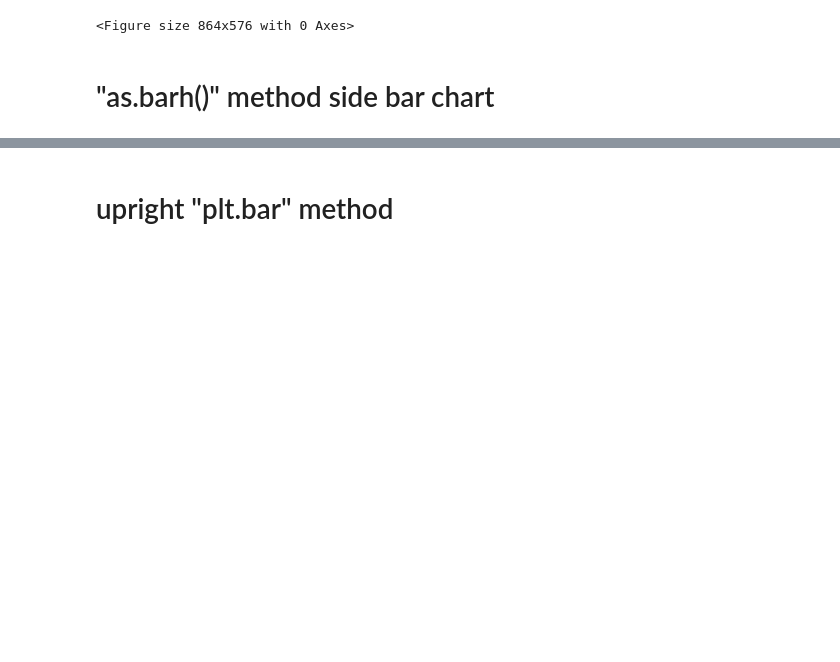
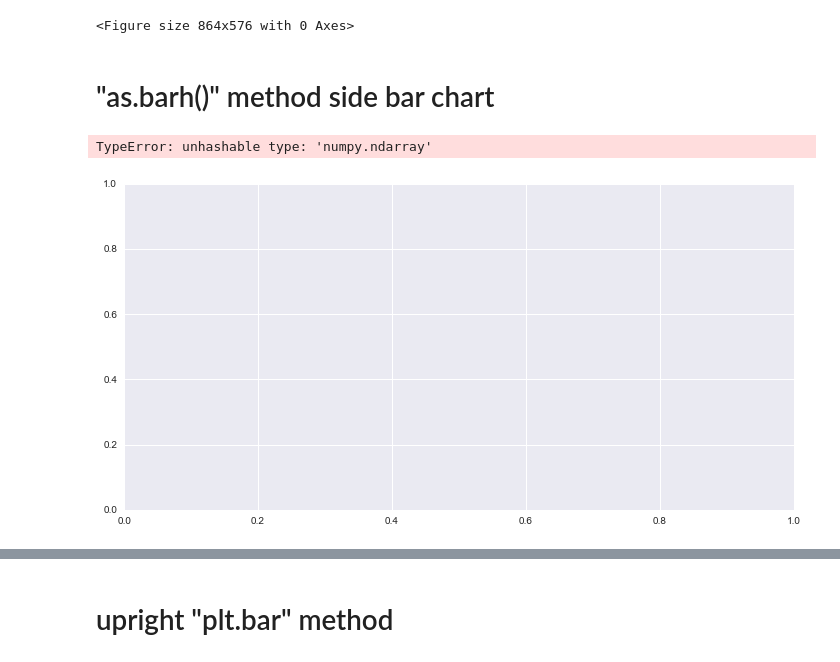
Before and after one commit to Boot-Team-7/project_1_materials, a Jupyter notebook: William/Rent20-22.ipynb, the cells around one changed output, grey strips where cells are left out. Cells and saved outputs as stored; diff of their text form; code cells hidden in the pictures; blank space fills up the shorter version.

```diff
--- a/William/Rent20-22.ipynb
+++ b/William/Rent20-22.ipynb
@@ -192,14 +186,18 @@ avg_cost = [752, 826, 1030, 515, 1367, 456, 1580, 395]
 
 living_arrangements01 = ["Studio", "1 Bed", "2 Bed", "2 Bed, 1 Mate", "3 Bed", "3 Bed, 2 Mate", "4 Bed", "4 Bed, 3 Mate"]
 # %%
-#ver_side barchart
-
+#02ver_side barchart
 fig, ax = plt.subplots(figsize=(12, 6))
 
 ax.barh(living_arrangements01, avg_cost)
 
-labels = ax.get_xticklabels()
+#labels = ax.get_xticklabels()
 ax.set(xlabel='Cost to me', title='Can I affored rent by myself?')
 ax.xaxis.set_major_formatter('${x:1.0f}')
 
 plt.show()
+
+#could not get this "axbarh" chart purple, Lets leave it out of the slides, I did get the money $ign  :)
+# %% [output]
+TypeError: unhashable type: 'numpy.ndarray'
+[figure, added]
```
Also changed, not shown: parts of 2 cells of this notebook, 1 other file.
